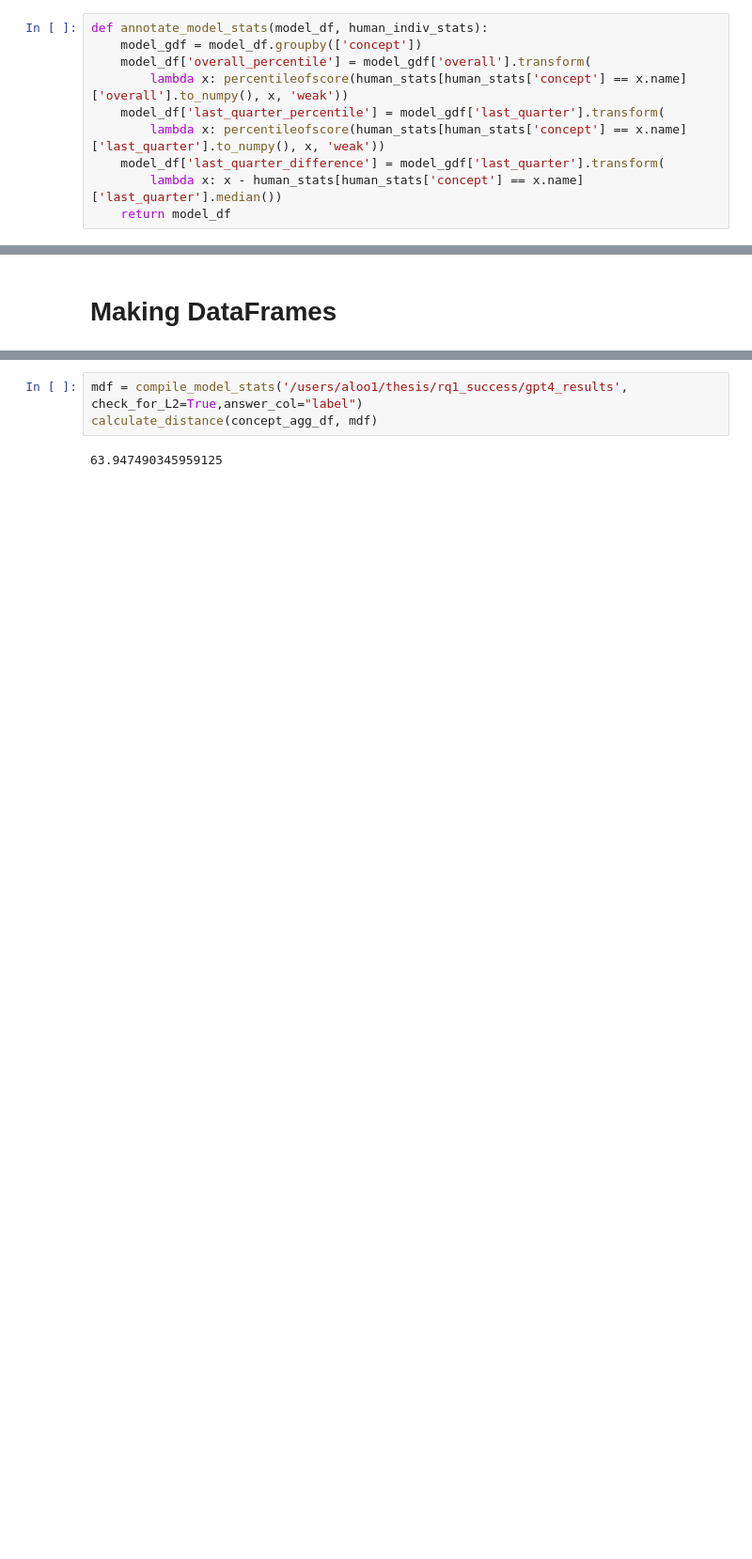
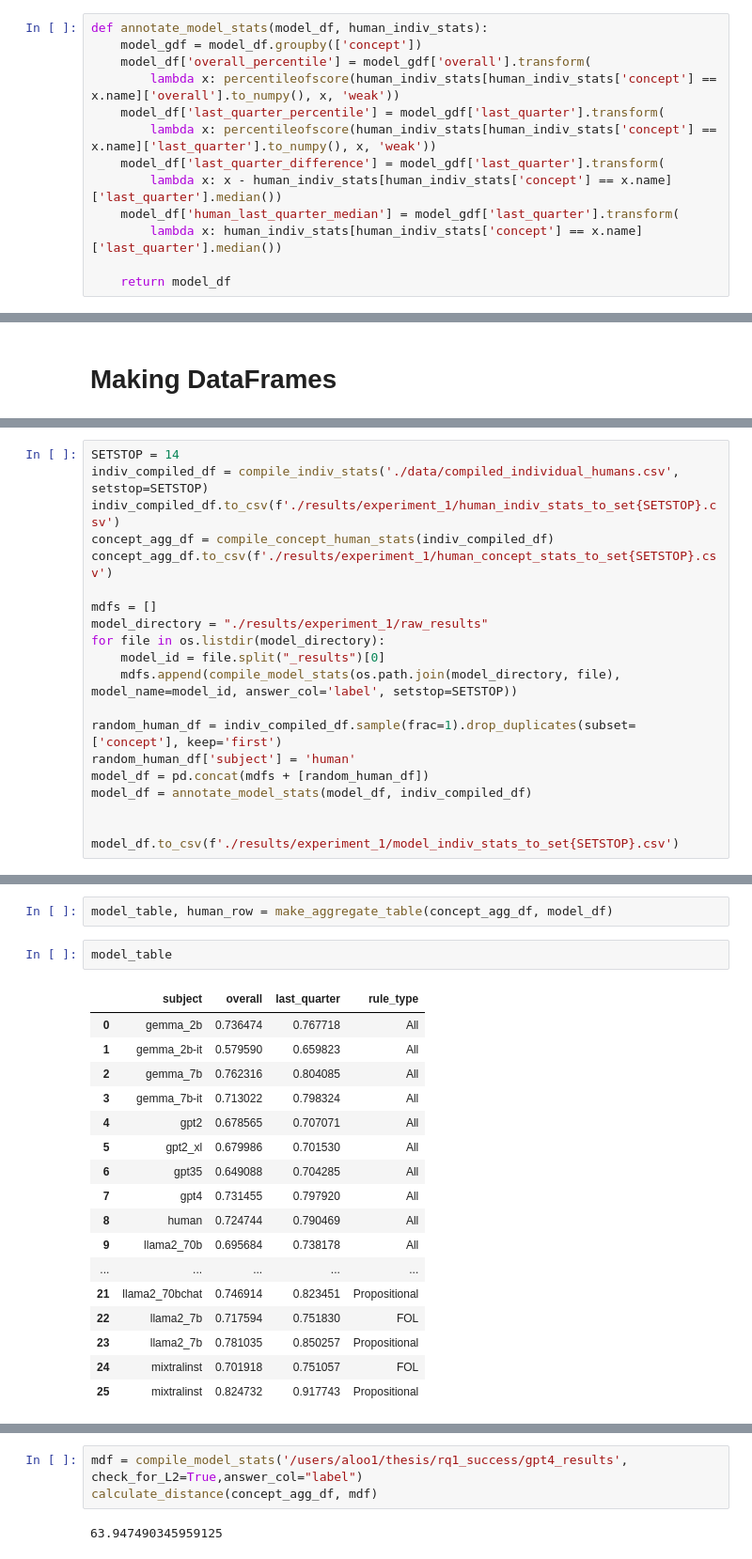
Before and after one commit to mariebiscuit/calibration-rule-learning, a Jupyter notebook: analysis/experiment_1.ipynb, the cells around one changed output, grey strips where cells are left out. Shown: that part at 94% size. Drawn from its saved outputs; the diff is of its cells as text; blank space fills up the shorter version.

```diff
--- a/analysis/experiment_1.ipynb
+++ b/analysis/experiment_1.ipynb
@@ -191,9 +169,12 @@ def compile_model_stats(model_output_folder: str=None,
 def annotate_model_stats(model_df, human_indiv_stats):
     model_gdf = model_df.groupby(['concept'])
     model_df['overall_percentile'] = model_gdf['overall'].transform(
-        lambda x: percentileofscore(human_stats[human_stats['concept'] == x.name]['overall'].to_numpy(), x, 'weak'))
+        lambda x: percentileofscore(human_indiv_stats[human_indiv_stats['concept'] == x.name]['overall'].to_numpy(), x, 'weak'))
     model_df['last_quarter_percentile'] = model_gdf['last_quarter'].transform(
-        lambda x: percentileofscore(human_stats[human_stats['concept'] == x.name]['last_quarter'].to_numpy(), x, 'weak'))
+        lambda x: percentileofscore(human_indiv_stats[human_indiv_stats['concept'] == x.name]['last_quarter'].to_numpy(), x, 'weak'))
     model_df['last_quarter_difference'] = model_gdf['last_quarter'].transform(
-        lambda x: x - human_stats[human_stats['concept'] == x.name]['last_quarter'].median())
+        lambda x: x - human_indiv_stats[human_indiv_stats['concept'] == x.name]['last_quarter'].median())
+    model_df['human_last_quarter_median'] = model_gdf['last_quarter'].transform(
+        lambda x: human_indiv_stats[human_indiv_stats['concept'] == x.name]['last_quarter'].median())
+
     return model_df
@@ -206,0 +218,20 @@ concept_agg_df.to_csv('./results/experiment_1/human_concept_stats.csv')
+# %%
+SETSTOP = 14
+indiv_compiled_df = compile_indiv_stats('./data/compiled_individual_humans.csv', setstop=SETSTOP)
+indiv_compiled_df.to_csv(f'./results/experiment_1/human_indiv_stats_to_set{SETSTOP}.csv')
+concept_agg_df = compile_concept_human_stats(indiv_compiled_df)
+concept_agg_df.to_csv(f'./results/experiment_1/human_concept_stats_to_set{SETSTOP}.csv')
+
+mdfs = []
+model_directory = "./results/experiment_1/raw_results"
+for file in os.listdir(model_directory):
+    model_id = file.split("_results")[0]
+    mdfs.append(compile_model_stats(os.path.join(model_directory, file), model_name=model_id, answer_col='label', setstop=SETSTOP))
+
+random_human_df = indiv_compiled_df.sample(frac=1).drop_duplicates(subset=['concept'], keep='first')
+random_human_df['subject'] = 'human'
+model_df = pd.concat(mdfs + [random_human_df])
+model_df = annotate_model_stats(model_df, indiv_compiled_df)
+
+
+model_df.to_csv(f'./results/experiment_1/model_indiv_stats_to_set{SETSTOP}.csv')
@@ -206,0 +240,22 @@ concept_agg_df.to_csv('./results/experiment_1/human_concept_stats.csv')
+# %%
+model_table, human_row = make_aggregate_table(concept_agg_df, model_df)
+# %%
+model_table
+# %% [output]
+|  | subject | overall | last_quarter | rule_type |
+| 0 | gemma_2b | 0.736474 | 0.767718 | All |
+| 1 | gemma_2b-it | 0.579590 | 0.659823 | All |
+| 2 | gemma_7b | 0.762316 | 0.804085 | All |
+| 3 | gemma_7b-it | 0.713022 | 0.798324 | All |
+| 4 | gpt2 | 0.678565 | 0.707071 | All |
+| 5 | gpt2_xl | 0.679986 | 0.701530 | All |
+| 6 | gpt35 | 0.649088 | 0.704285 | All |
+| 7 | gpt4 | 0.731455 | 0.797920 | All |
+| 8 | human | 0.724744 | 0.790469 | All |
+| 9 | llama2_70b | 0.695684 | 0.738178 | All |
+| ... | ... | ... | ... | ... |
+| 21 | llama2_70bchat | 0.746914 | 0.823451 | Propositional |
+| 22 | llama2_7b | 0.717594 | 0.751830 | FOL |
+| 23 | llama2_7b | 0.781035 | 0.850257 | Propositional |
+| 24 | mixtralinst | 0.701918 | 0.751057 | FOL |
+| 25 | mixtralinst | 0.824732 | 0.917743 | Propositional |
```
Also changed, not shown: parts of 22 cells of this notebook, 13 other files.
